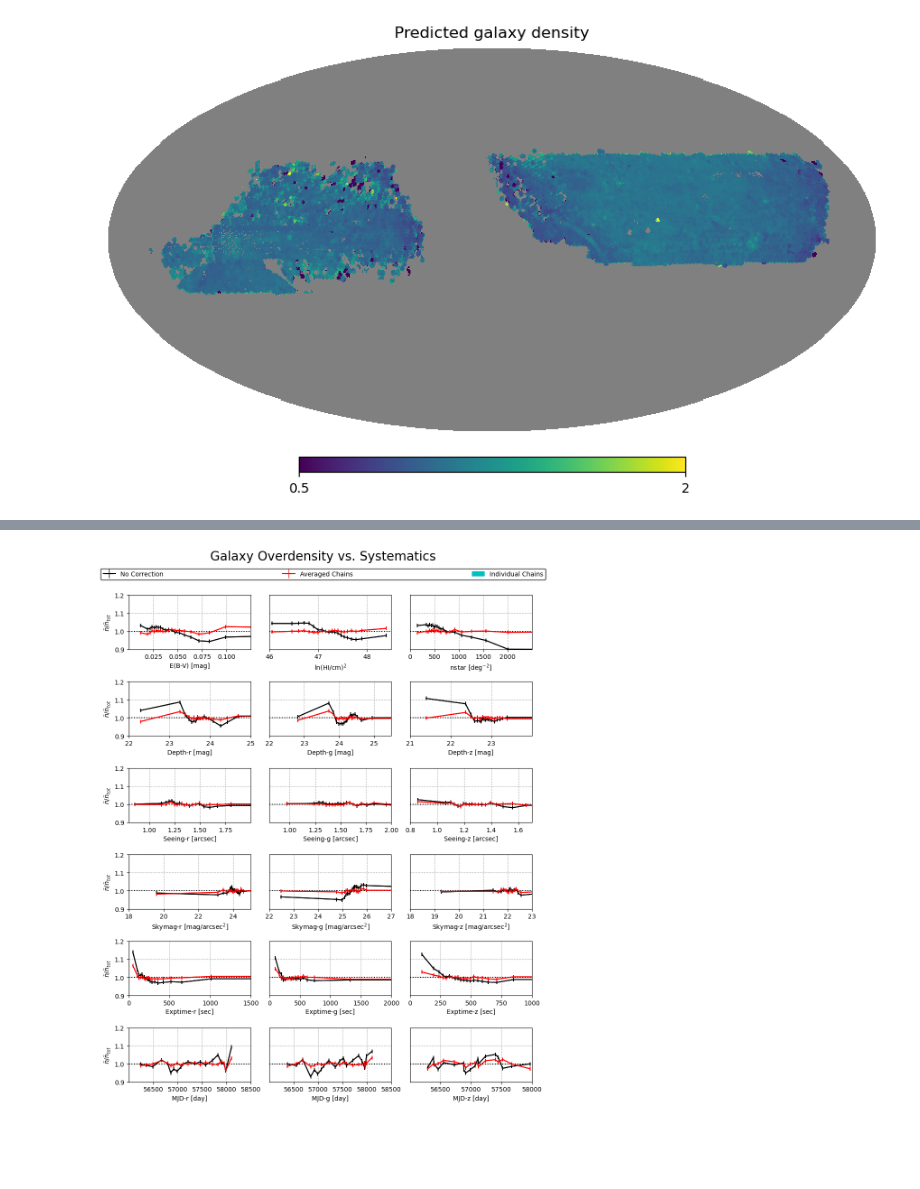
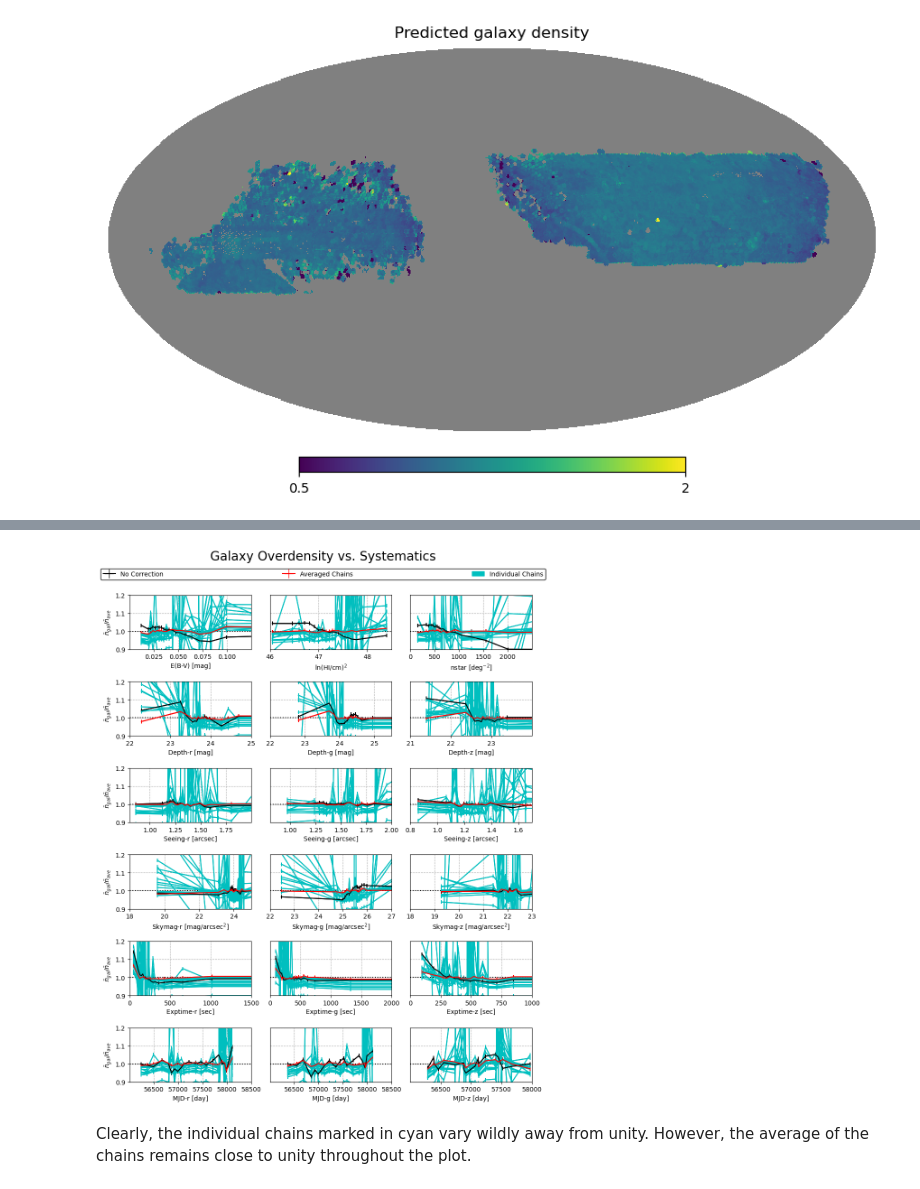
Before and after one commit to sbringman/sysnetdev, a Jupyter notebook: notebooks/chains_tutorial.ipynb, the cells around one changed output, grey strips where cells are left out. Drawn from its saved outputs; the diff is of its cells as text; code cells hidden in the pictures; blank space fills up the shorter version.

Commit message:
Corrected rfe graphs and finished first half of theory section

```diff
--- a/notebooks/chains_tutorial.ipynb
+++ b/notebooks/chains_tutorial.ipynb
@@ -186,5 +239,5 @@ hp.mollview(ng_, rot=-85, min=0.5, max=2,
 # %%
-def plot_feature(features, ngal, nran, num_bins, ax, **kwargs):
+def plot_feature(features, ngal, fracgood, num_bins, ax, **kwargs):
     """Plots the mean number densities as a function of a systematic.
     Uses equal area binning, so each bin has the same amount of pixels in it."""
 
@@ -196,22 +249,22 @@ def plot_feature(features, ngal, nran, num_bins, ax, **kwargs):
     bin_edges = np.array([sorted_features[i*num_pixels//num_bins] for i in range(num_bins)])
     bin_edges = np.append(bin_edges, sorted_features[-1])
 
-    # Weighting by the nran, ngal counts the number of galaxies in each bin
-    rands, bins = np.histogram(features, bins=bin_edges, weights=nran)
+    # Weighting by the fracgood, ngal counts the number of galaxies in each bin
+    fracgoods, bins = np.histogram(features, bins=bin_edges, weights=fracgood)
     data, bins = np.histogram(features, bins, weights=ngal)
 
     # The normalization factor
-    norm_factor = sum(rands)/sum(data)
+    ngal_average = sum(data)/sum(fracgood)
 
     # Applyign the normalization factor
-    normed_vals = (data/rands) * norm_factor
+    bin_ngal_average = (data/fracgoods) / ngal_average
 
     # The x value of the plot is for the center of the bin
     bin_centers = (bins[1:]+bins[:-1])/2.0
 
     # Make the plots
-    ax.plot(bin_centers, normed_vals, **kwargs)
-    ax.errorbar(bin_centers, normed_vals, 0.01, **kwargs)
+    ax.plot(bin_centers, bin_ngal_average, **kwargs)
+    ax.errorbar(bin_centers, bin_ngal_average, 0.01, **kwargs)
     return
 # %%
 # Transpose the features list so that the for loops
@@ -269,45 +322,47 @@ for i in range(6):
         # Plot all of the individual chains
         for k in range(len(nn_labels)):
             pass
-            #plot_feature(features[feature_num], nn_labels[k], input_["fracgood"], 20, axs[i, j], c='c')
+            plot_feature(features[feature_num], input_["label"] / nn_labels[k], input_["fracgood"], 20, axs[i, j], c='c')
 
         # Plot the raw data and the averaged model output
-        # We divide the input labels by the NN outputs to get the galaxy predicted
-        # by sysnet
+        # We divide the input labels by the NN outputs to get the true galaxy count
+        # without contamination by systematics.
         plot_feature(features[feature_num], input_["label"], input_["fracgood"], 20, axs[i, j], c="k")
-        plot_feature(features[feature_num], input_["label"]/nn_labels_averaged, input_["fracgood"], 20, axs[i, j], c="r")
+        plot_feature(features[feature_num], input_["label"] / nn_labels_averaged, input_["fracgood"], 20, axs[i, j], c="r")
 
         # Set plotting variables
         axs[i, j].grid(linestyle="--")
         axs[i, j].set_xlim(left_x_lim[i][j], right_x_lim[i][j])
         axs[i, j].set_ylim(0.9, 1.2)
         axs[i, j].axhline(y=1, c="k", linestyle=":")
         axs[i, j].set_xlabel(x_labels[i][j])
         axs[i, j].set_xticks(axvline_vals[i][j])
 
         if j == 0:
-            axs[i, j].set_ylabel(r"$\bar n / \bar n_{tot}$")
+            axs[i, j].set_ylabel(r"$\bar n_{gal} / \bar n_{ave}$")
         else:
             axs[i, j].tick_params(left=False)
 
 # Create the legend
 raw_data_label = mlines.Line2D([], [], color='k', marker='+',
                           markersize=15, label='No Correction')
 
 nn_ave_label = mlines.Line2D([], [], color='r', marker='+',
                           markersize=15, label='Averaged Chains')
 
 nn_ind_label = mpatches.Patch(color='c', label='Individual Chains')
 
 legend_handles.append(raw_data_label)
 legend_handles.append(nn_ave_label)
 legend_handles.append(nn_ind_label)
 
 fig.legend(handles=legend_handles, bbox_to_anchor=(0., 0.9, 1., .102), loc='upper center',
            ncols=3, fancybox="False", mode='expand', framealpha=1, edgecolor="black")
 
 fig.suptitle("Galaxy Overdensity vs. Systematics", fontsize="20", y = 1.03)
 fig.tight_layout()
 plt.show()
 # %% [output]
-[figure, old version]
+[figure, new version]
+# %% [markdown]
+Clearly, the individual chains marked in cyan vary wildly away from unity. However, the average of the chains remains close to unity throughout the plot.
```
Also changed, not shown: parts of 2 cells of this notebook, 1 other file.
